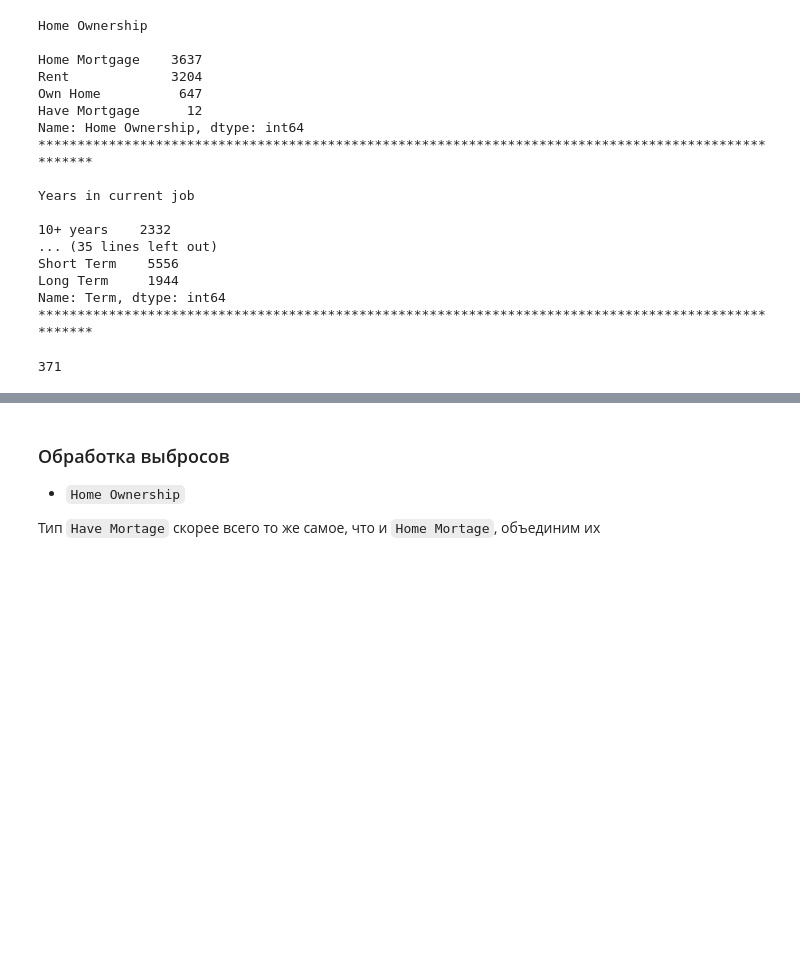
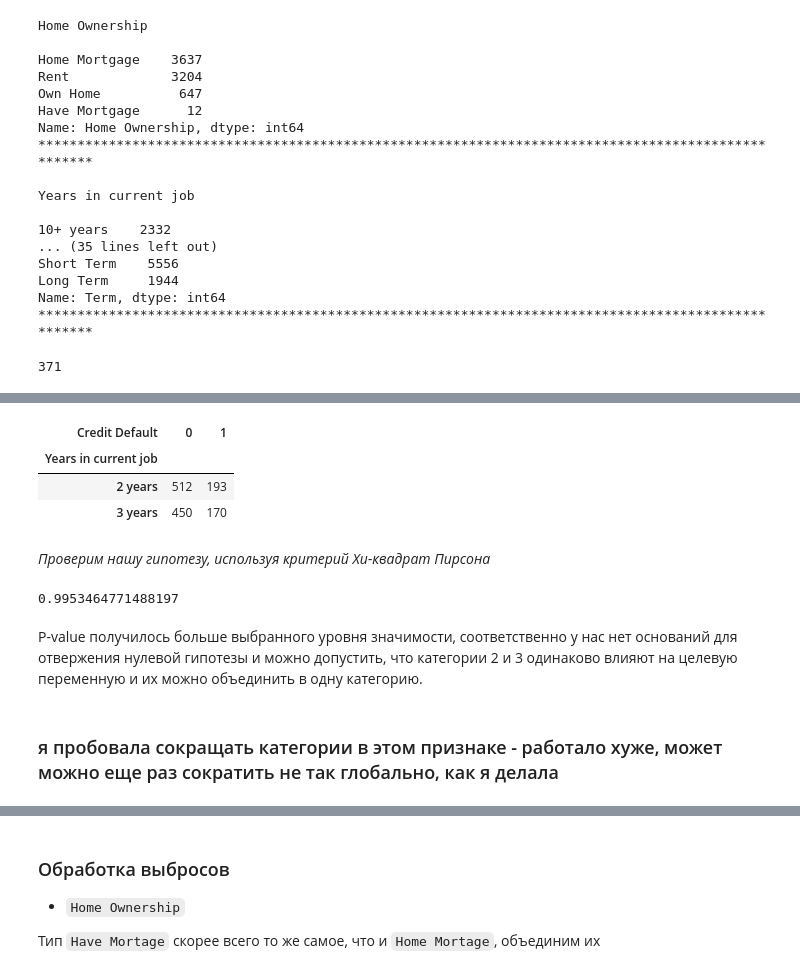
Before and after one commit to kate-ds/Libraries_Python_for_DS, a Jupyter notebook: Credit_Default_Prediction_project/CreditDefaultPrediction.ipynb, the cells around one changed output, grey strips where cells are left out. Saved outputs shown, nothing was run; the diff lists cells and outputs as text; code cells hidden in the pictures; blank space fills up the shorter version.

Commit message:
add correlation commentaries, compare train and test distribution, hypothesis

```diff
--- a/Credit_Default_Prediction_project/CreditDefaultPrediction.ipynb
+++ b/Credit_Default_Prediction_project/CreditDefaultPrediction.ipynb
@@ -477,3 +625,24 @@ df_train['Years in current job'].isnull().sum()
+# %%
+df_train['Id'] = df_train.index
+years_and_target = df_train.loc[df_train['Years in current job'].isin(['2 years', '3 years']), ['Id', 'Years in current job', 'Credit Default']]
+table = years_and_target.pivot_table(values='Id', index='Years in current job', columns='Credit Default', aggfunc='count')
+table
+# %% [output]
+| Credit Default | 0 | 1 |
+| Years in current job |  |  |
+| 2 years | 512 | 193 |
+| 3 years | 450 | 170 |
+# %% [markdown]
+*Проверим нашу гипотезу, используя критерий Хи-квадрат Пирсона*
+# %%
+chi2, p, _, _ = chi2_contingency(table)
+p
+# %% [output]
+0.9953464771488197
+# %% [markdown]
+P-value получилось больше выбранного уровня значимости, соответственно у нас нет оснований для отвержения нулевой гипотезы и можно допустить, что категории 2 и 3 одинаково влияют на целевую переменную и их можно объединить в одну категорию.
+# %% [markdown]
+### я пробовала сокращать категории в этом признаке - работало хуже, может можно еще раз сократить не так глобально, как я делала
 # %%
 plt.figure(figsize = (9, 6))
 
```
Also changed, not shown: parts of 28 cells of this notebook.
